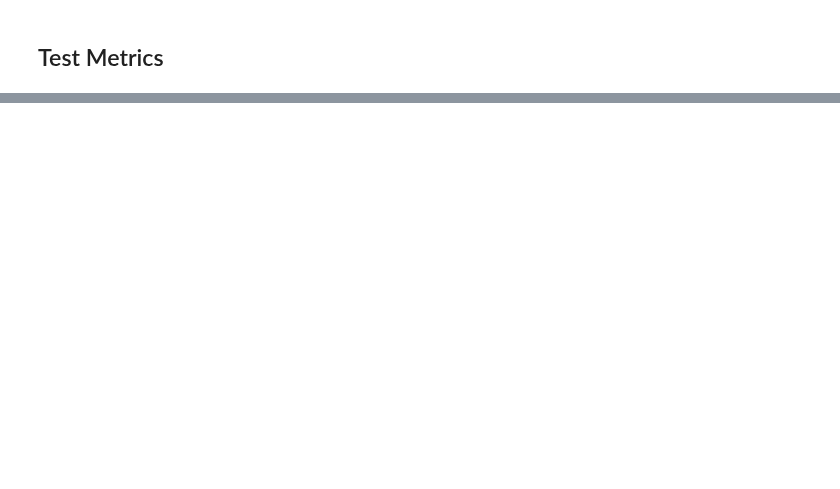
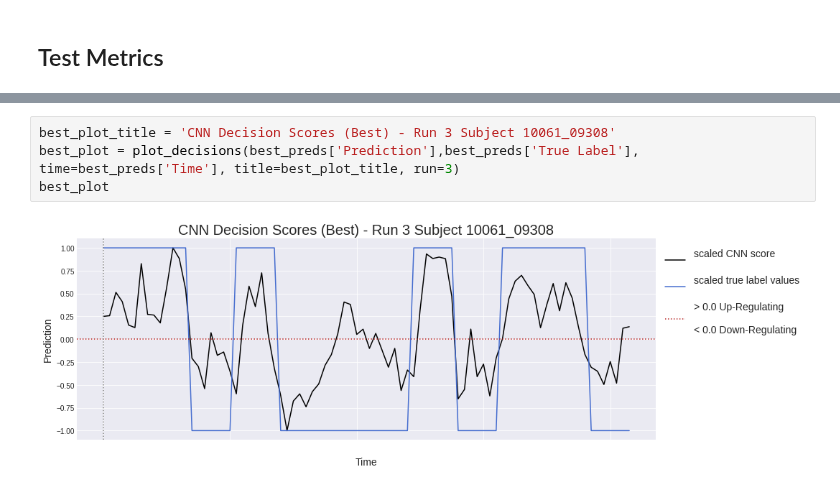
Before and after one commit to staceybeck/teambrainiac, a Jupyter notebook: source/DL/metrics/VisualizationCreation.ipynb, the cells around one changed output, grey strips where cells are left out. Drawn from its saved outputs; the diff is of its cells as text; blank space fills up the shorter version.

```diff
--- a/source/DL/metrics/VisualizationCreation.ipynb
+++ b/source/DL/metrics/VisualizationCreation.ipynb
@@ -187,0 +189,6 @@ For Validation and Testing
+# %%
+best_plot_title = 'CNN Decision Scores (Best) - Run 3 Subject 10061_09308'
+best_plot = plot_decisions(best_preds['Prediction'],best_preds['True Label'], time=best_preds['Time'], title=best_plot_title, run=3)
+best_plot
+# %% [output]
+[figure, added]
```
Also changed, not shown: parts of 19 cells of this notebook.
